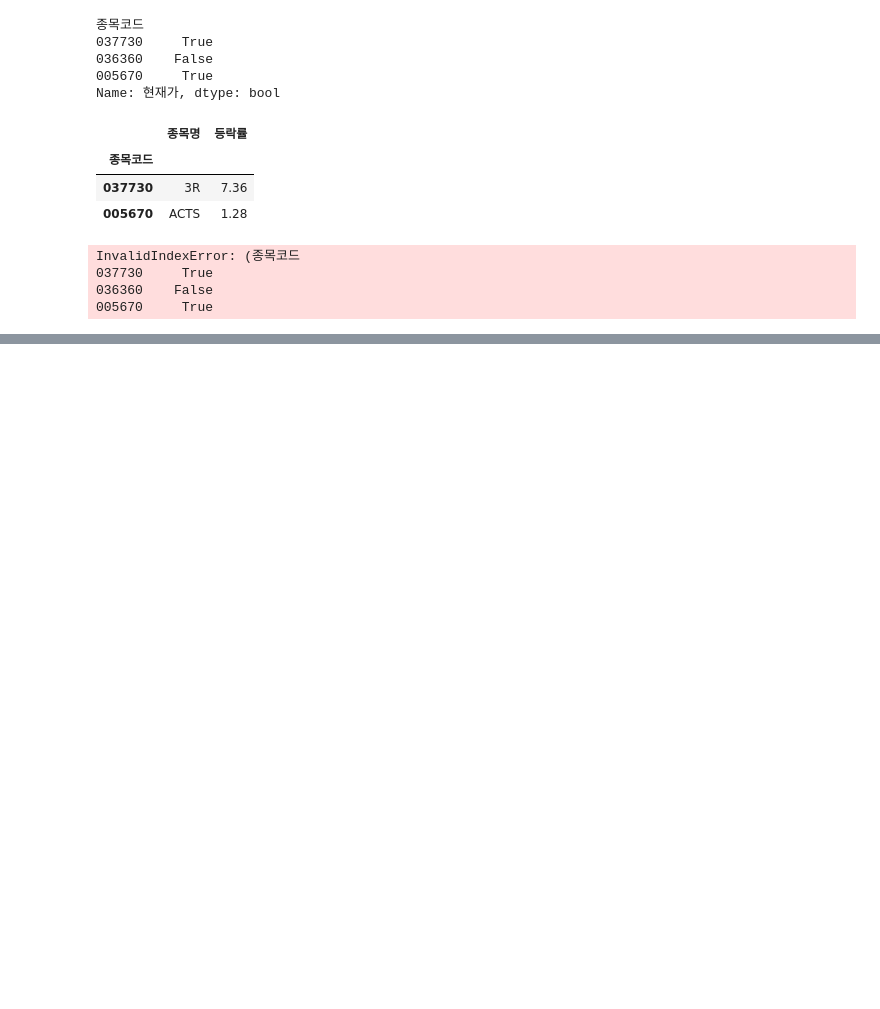
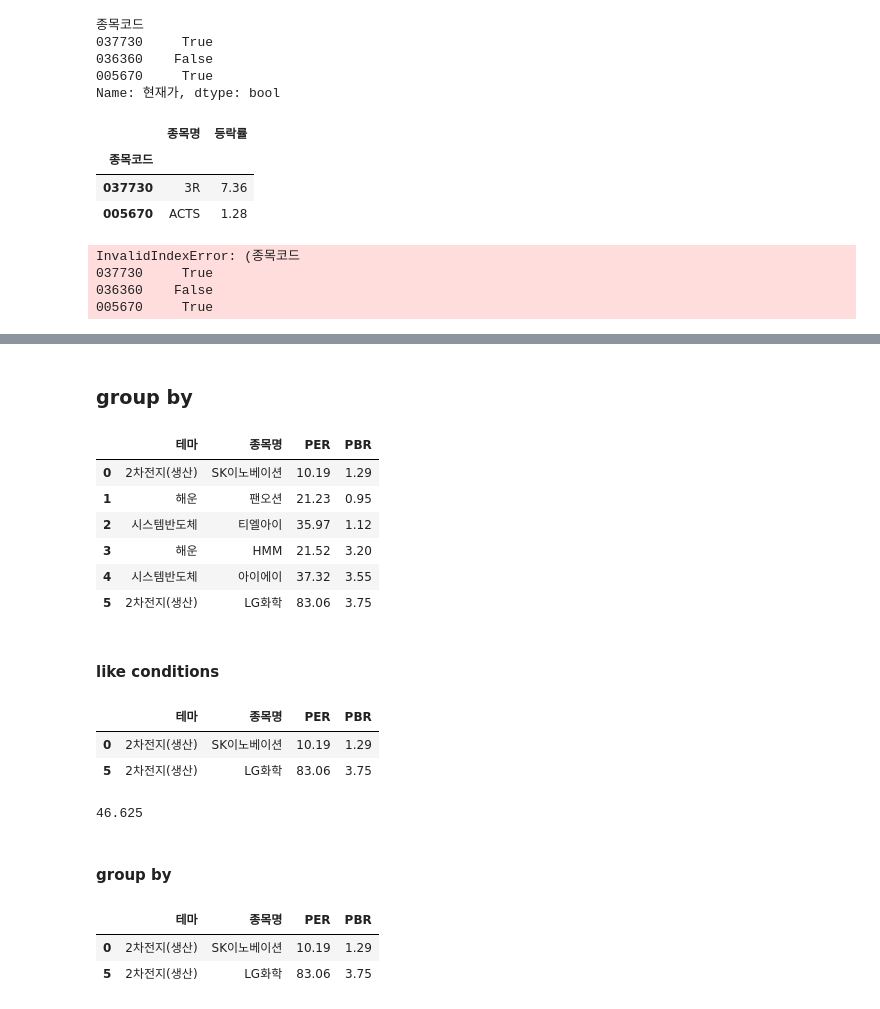
Before and after one commit to Huey-fitpet/study_pandas, a Jupyter notebook: codes/06.DataFrame_filters.ipynb, the cells around one changed output, grey strips where cells are left out. Cells and saved outputs as stored; diff of their text form; code cells hidden in the pictures; blank space fills up the shorter version.

```diff
--- a/codes/06.DataFrame_filters.ipynb
+++ b/codes/06.DataFrame_filters.ipynb
@@ -149,0 +371,44 @@ InvalidIndexError: (종목코드
+# %% [markdown]
+### group by
+# %%
+data = [
+    ["2차전지(생산)", "SK이노베이션", 10.19, 1.29],
+    ["해운", "팬오션", 21.23, 0.95],
+    ["시스템반도체", "티엘아이", 35.97, 1.12],
+    ["해운", "HMM", 21.52, 3.20],
+    ["시스템반도체", "아이에이", 37.32, 3.55],
+    ["2차전지(생산)", "LG화학", 83.06, 3.75]
+]
+
+columns = ["테마", "종목명", "PER", "PBR"]
+df_stock = pd.DataFrame(data=data, columns=columns)
+df_stock
+# %% [output]
+|  | 테마 | 종목명 | PER | PBR |
+| 0 | 2차전지(생산) | SK이노베이션 | 10.19 | 1.29 |
+| 1 | 해운 | 팬오션 | 21.23 | 0.95 |
+| 2 | 시스템반도체 | 티엘아이 | 35.97 | 1.12 |
+| 3 | 해운 | HMM | 21.52 | 3.20 |
+| 4 | 시스템반도체 | 아이에이 | 37.32 | 3.55 |
+| 5 | 2차전지(생산) | LG화학 | 83.06 | 3.75 |
+# %% [markdown]
+#### like conditions
+# %%
+df_stock[df_stock["테마"]=="2차전지(생산)"] # 이거 반복
+# %% [output]
+|  | 테마 | 종목명 | PER | PBR |
+| 0 | 2차전지(생산) | SK이노베이션 | 10.19 | 1.29 |
+| 5 | 2차전지(생산) | LG화학 | 83.06 | 3.75 |
+# %%
+df_conditions_first = df_stock[df_stock["테마"]=="2차전지(생산)"]
+df_conditions_first["PER"].mean()
+# %% [output]
+46.625
+# %% [markdown]
+#### group by
+# %%
+df_stock.groupby(by="테마").get_group("2차전지(생산)")
+# %% [output]
+|  | 테마 | 종목명 | PER | PBR |
+| 0 | 2차전지(생산) | SK이노베이션 | 10.19 | 1.29 |
+| 5 | 2차전지(생산) | LG화학 | 83.06 | 3.75 |
```
Also changed, not shown: parts of 35 cells of this notebook, 9 other files.
